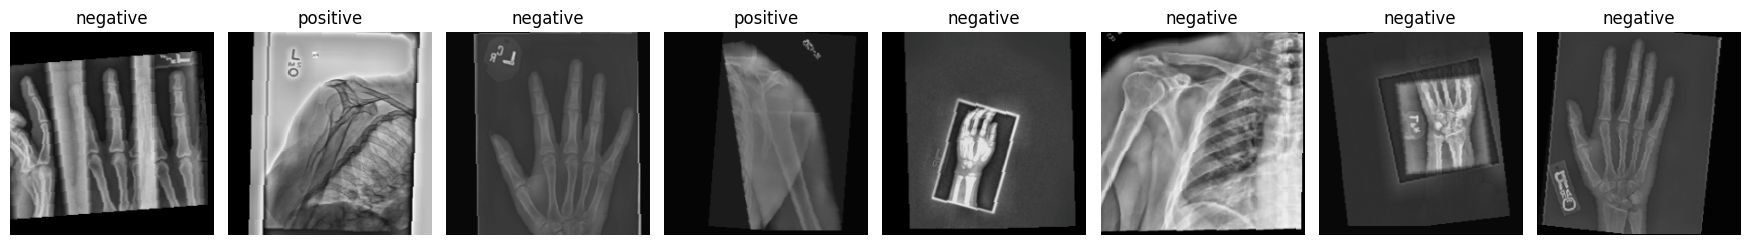
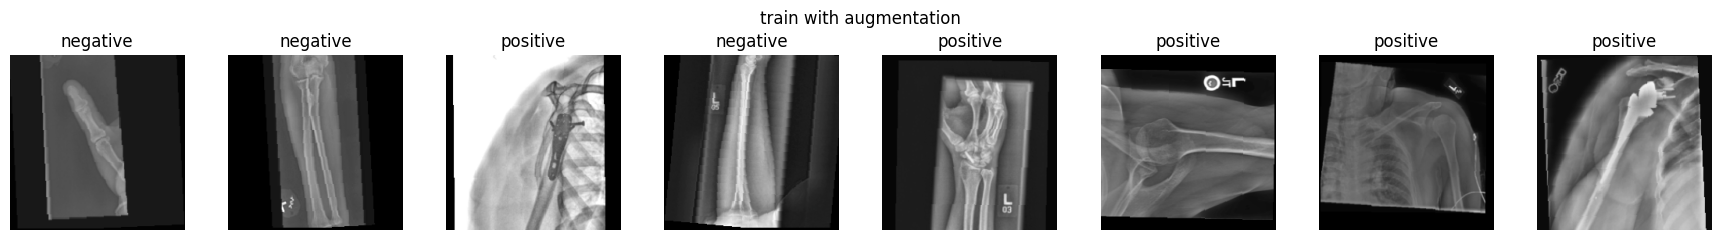
Code edit (unified diff) that turned the first committed figure into the second:
--- before
+++ after
@@ -1,9 +1,31 @@
-def show_batch(loader, n=8):
-    images, labels = next(iter(loader))
-    images = images[:n]
-    labels = labels[:n]
-
+def _denormalize_resnet_image(image):
     mean = torch.tensor(ResNet50_Weights.DEFAULT.transforms().mean).view(3, 1, 1)
     std = torch.tensor(ResNet50_Weights.DEFAULT.transforms().std).view(3, 1, 1)
+    return (image.cpu() * std + mean).clamp(0, 1).permute(1, 2, 0)
+
+
+def get_deterministic_batch(dataset, indices, seed=SEED):
+    rng_state = torch.random.get_rng_state()
+    images, labels = [], []
+    try:
+        for idx in indices:
+            torch.manual_seed(seed + int(idx))
+            image, label = dataset[int(idx)]
+            images.append(image)
+            labels.append(label)
+    finally:
+        torch.random.set_rng_state(rng_state)
+    return torch.stack(images), torch.stack(labels)
+
+
+def make_batch_indices(dataset, n=8, seed=SEED):
+    generator = torch.Generator().manual_seed(seed)
+    return torch.randperm(len(dataset), generator=generator)[:n].tolist()
+
+
+def show_batch(dataset, indices=None, n=8, seed=SEED, title=None):
+    if indices is None:
+        indices = make_batch_indices(dataset, n=n, seed=seed)
+    images, labels = get_deterministic_batch(dataset, indices, seed=seed)
 
     fig, axes = plt.subplots(1, n, figsize=(2.2 * n, 2.4))
@@ -11,10 +33,14 @@
         axes = [axes]
     for ax, image, label in zip(axes, images, labels):
-        image = (image.cpu() * std + mean).clamp(0, 1).permute(1, 2, 0)
-        ax.imshow(image)
+        ax.imshow(_denormalize_resnet_image(image))
         ax.set_title("positive" if int(label.item()) == 1 else "negative")
         ax.axis("off")
+    if title is not None:
+        fig.suptitle(title)
     plt.tight_layout()
+    return indices
 
 
-show_batch(train_loader)
+batch_indices = make_batch_indices(train_ds, n=8, seed=SEED)
+show_batch(train_ds, indices=batch_indices, seed=SEED, title="train with augmentation")
+show_batch(train_ds_no_aug, indices=batch_indices, seed=SEED, title="train without augmentation")

Commit: Deterministic batch